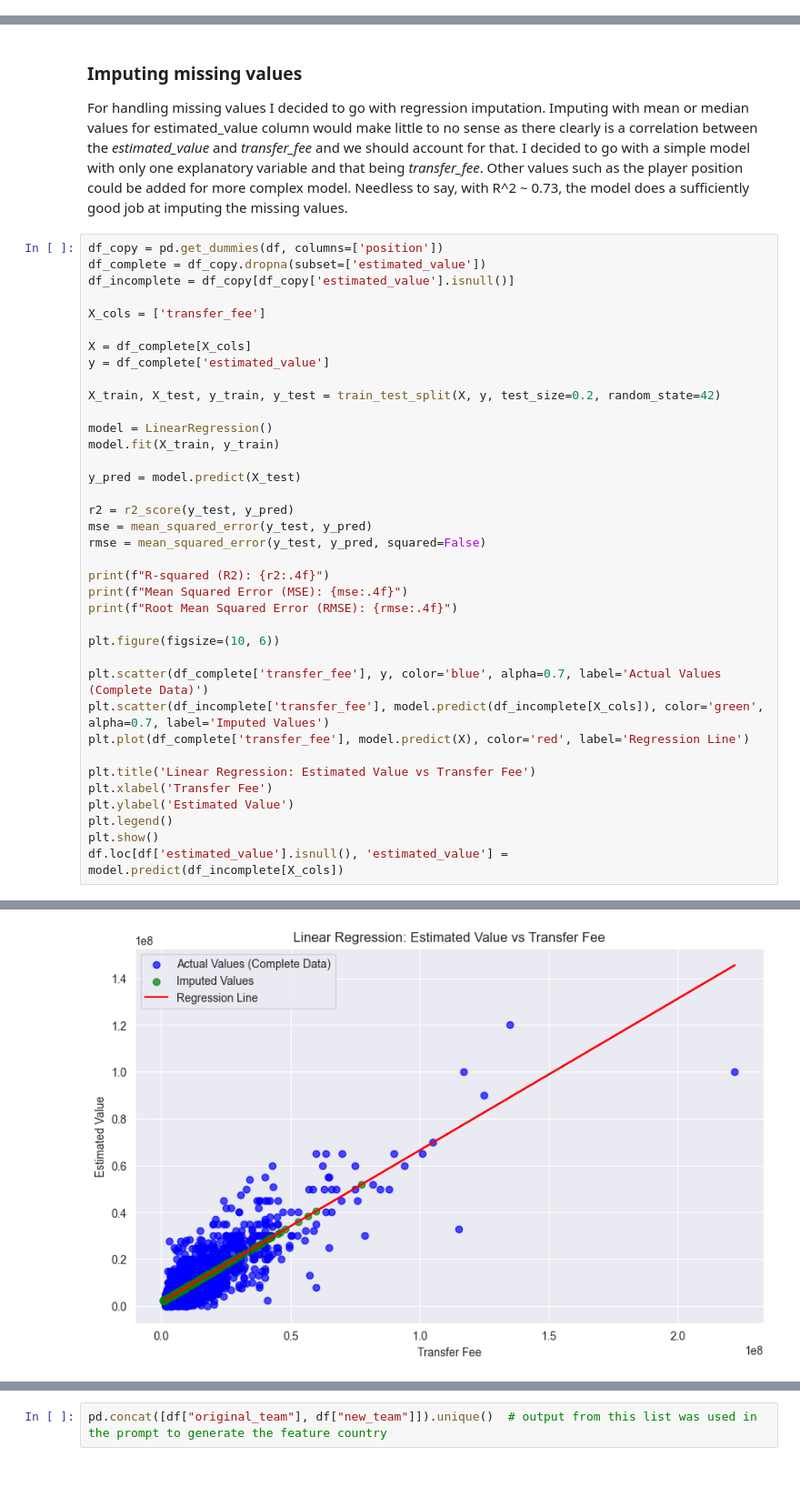
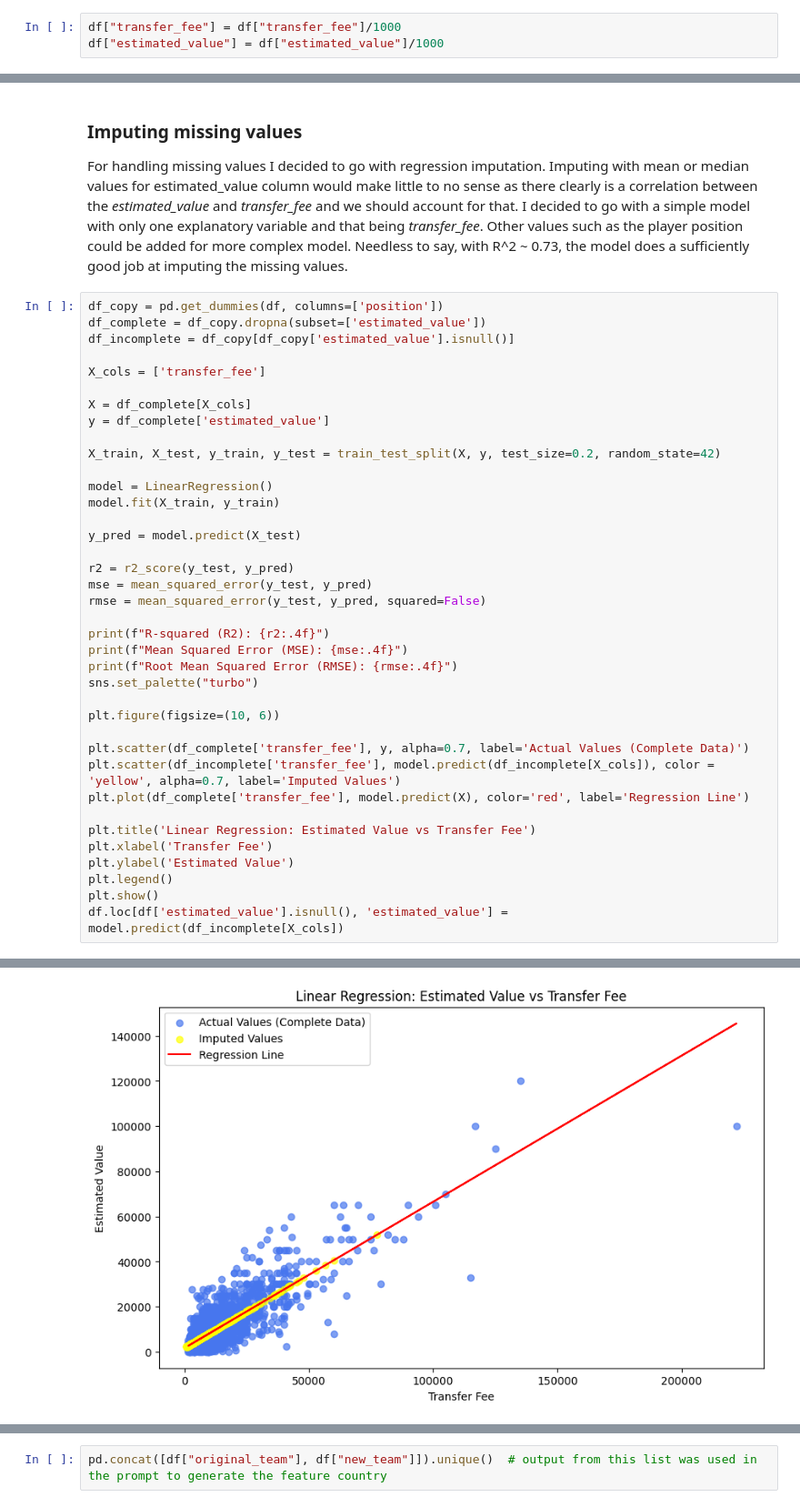
Before and after one commit to balooooooooo/football-transfers-eda, a Jupyter notebook: football_transfers.ipynb, the cells around one changed output, grey strips where cells are left out. Shown at 91% size. Saved outputs shown, nothing was run; the diff lists cells and outputs as text; blank space fills up the shorter version.

```diff
--- a/football_transfers.ipynb
+++ b/football_transfers.ipynb
@@ -52,3 +59,6 @@ df.head()
+# %%
+df["transfer_fee"] = df["transfer_fee"]/1000
+df["estimated_value"] = df["estimated_value"]/1000
 # %% [markdown]
 ### Validating text columns
 First I want to check all the text columns and try to find possible typos which could lead to duplicities. For this I will use difflib function get_close_matches, which will be able to return similar enough cases and should cover typos and mistranslations.
@@ -340,11 +338,12 @@ rmse = mean_squared_error(y_test, y_pred, squared=False)
 print(f"R-squared (R2): {r2:.4f}")
 print(f"Mean Squared Error (MSE): {mse:.4f}")
 print(f"Root Mean Squared Error (RMSE): {rmse:.4f}")
+sns.set_palette("turbo")
 
 plt.figure(figsize=(10, 6))
 
-plt.scatter(df_complete['transfer_fee'], y, color='blue', alpha=0.7, label='Actual Values (Complete Data)')
-plt.scatter(df_incomplete['transfer_fee'], model.predict(df_incomplete[X_cols]), color='green', alpha=0.7, label='Imputed Values')
+plt.scatter(df_complete['transfer_fee'], y, alpha=0.7, label='Actual Values (Complete Data)')
+plt.scatter(df_incomplete['transfer_fee'], model.predict(df_incomplete[X_cols]), color = 'yellow', alpha=0.7, label='Imputed Values')
 plt.plot(df_complete['transfer_fee'], model.predict(X), color='red', label='Regression Line')
 
 plt.title('Linear Regression: Estimated Value vs Transfer Fee')
@@ -360,2 +359,2 @@ Root Mean Squared Error (RMSE): 4448356.2828
-[figure, old version]
+[figure, new version]
 # %% [markdown]
```
Also changed, not shown: parts of 34 cells of this notebook.
